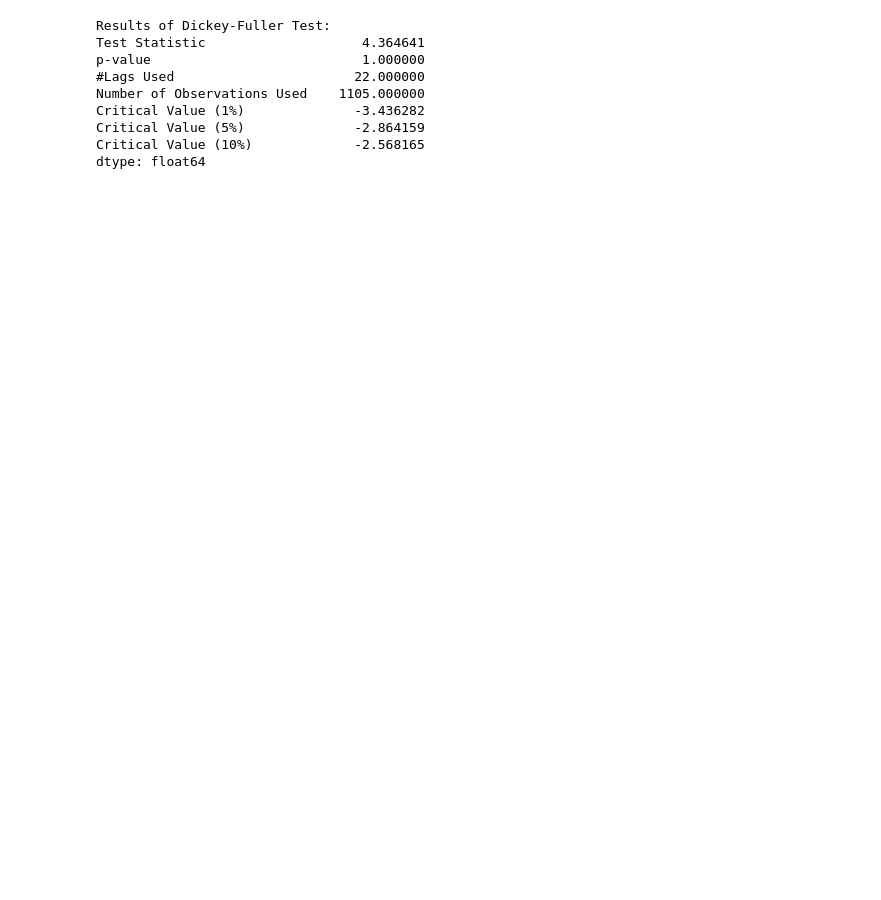
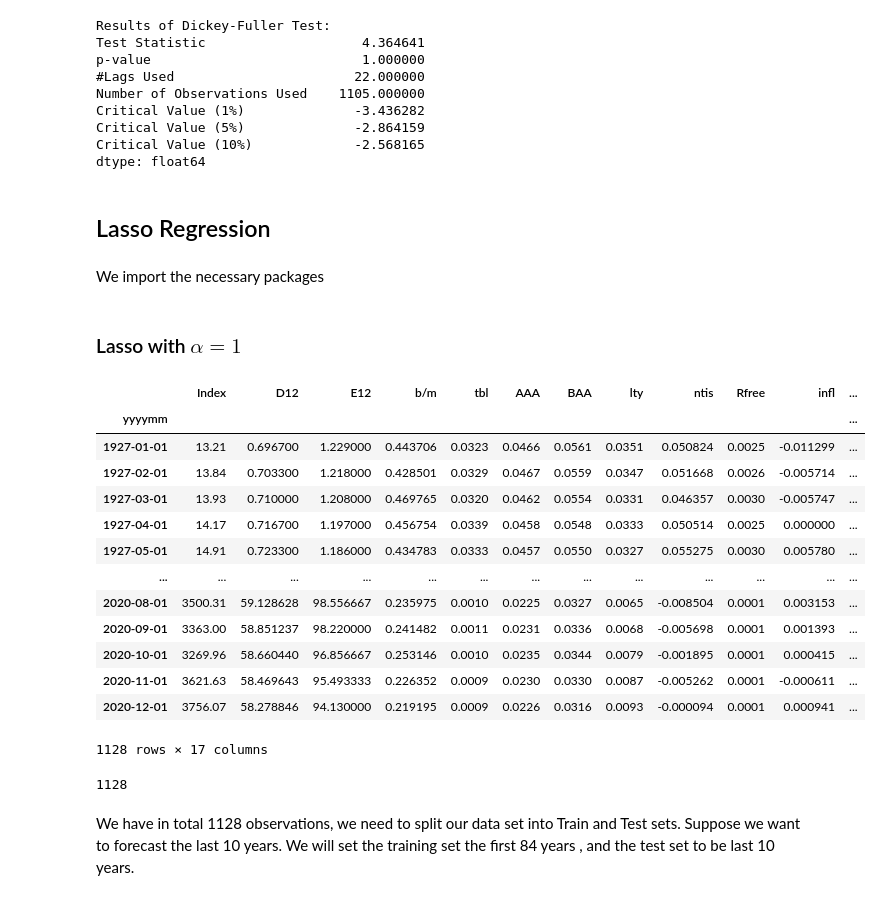
Before and after one commit to yankikalfa/MGTF-405-Business-Forecasting, a Jupyter notebook: Test_Codes.ipynb, the cells around one changed output. Drawn from its saved outputs; the diff is of its cells as text; code cells hidden in the pictures; blank space fills up the shorter version.

```diff
--- a/Test_Codes.ipynb
+++ b/Test_Codes.ipynb
@@ -243,3 +245,7 @@ Critical Value (1%)              -3.436282
 Critical Value (5%)              -2.864159
 Critical Value (10%)             -2.568165
 dtype: float64
+# %% [markdown]
+## Lasso Regression
+# %% [markdown]
+We import the necessary packages
@@ -245,0 +257,25 @@ dtype: float64
+# %% [markdown]
+### Lasso with $\alpha=1$
+# %%
+df
+# %% [output]
+|  | Index | D12 | E12 | b/m | tbl | AAA | BAA | lty | ntis | Rfree | infl | ... |
+| yyyymm |  |  |  |  |  |  |  |  |  |  |  | ... |
+| 1927-01-01 | 13.21 | 0.696700 | 1.229000 | 0.443706 | 0.0323 | 0.0466 | 0.0561 | 0.0351 | 0.050824 | 0.0025 | -0.011299 | ... |
+| 1927-02-01 | 13.84 | 0.703300 | 1.218000 | 0.428501 | 0.0329 | 0.0467 | 0.0559 | 0.0347 | 0.051668 | 0.0026 | -0.005714 | ... |
+| 1927-03-01 | 13.93 | 0.710000 | 1.208000 | 0.469765 | 0.0320 | 0.0462 | 0.0554 | 0.0331 | 0.046357 | 0.0030 | -0.005747 | ... |
+| 1927-04-01 | 14.17 | 0.716700 | 1.197000 | 0.456754 | 0.0339 | 0.0458 | 0.0548 | 0.0333 | 0.050514 | 0.0025 | 0.000000 | ... |
+| 1927-05-01 | 14.91 | 0.723300 | 1.186000 | 0.434783 | 0.0333 | 0.0457 | 0.0550 | 0.0327 | 0.055275 | 0.0030 | 0.005780 | ... |
+| ... | ... | ... | ... | ... | ... | ... | ... | ... | ... | ... | ... | ... |
+| 2020-08-01 | 3500.31 | 59.128628 | 98.556667 | 0.235975 | 0.0010 | 0.0225 | 0.0327 | 0.0065 | -0.008504 | 0.0001 | 0.003153 | ... |
+| 2020-09-01 | 3363.00 | 58.851237 | 98.220000 | 0.241482 | 0.0011 | 0.0231 | 0.0336 | 0.0068 | -0.005698 | 0.0001 | 0.001393 | ... |
+| 2020-10-01 | 3269.96 | 58.660440 | 96.856667 | 0.253146 | 0.0010 | 0.0235 | 0.0344 | 0.0079 | -0.001895 | 0.0001 | 0.000415 | ... |
+| 2020-11-01 | 3621.63 | 58.469643 | 95.493333 | 0.226352 | 0.0009 | 0.0230 | 0.0330 | 0.0087 | -0.005262 | 0.0001 | -0.000611 | ... |
+| 2020-12-01 | 3756.07 | 58.278846 | 94.130000 | 0.219195 | 0.0009 | 0.0226 | 0.0316 | 0.0093 | -0.000094 | 0.0001 | 0.000941 | ... |
+1128 rows × 17 columns
+# %%
+len(df)
+# %% [output]
+1128
+# %% [markdown]
+We have in total 1128 observations, we need to split our data set into Train and Test sets. Suppose we want to forecast the last 10 years. We will set the training set the first 84 years , and the test set to be last 10 years.
```
Also changed, not shown: parts of 56 cells of this notebook.
